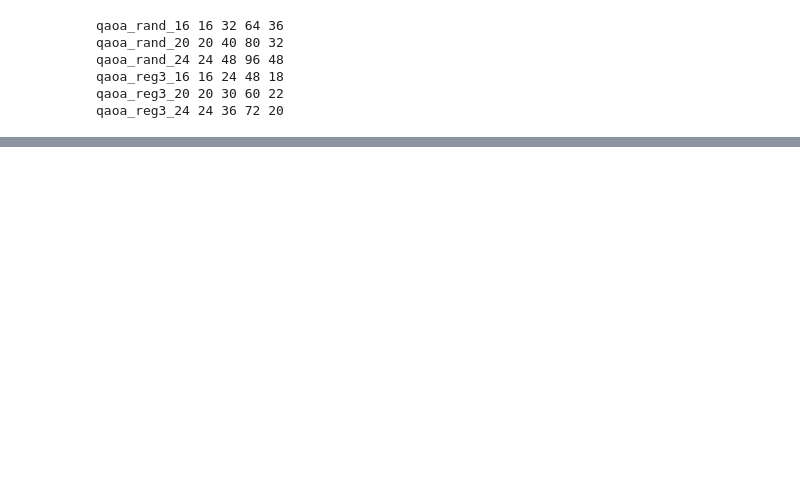
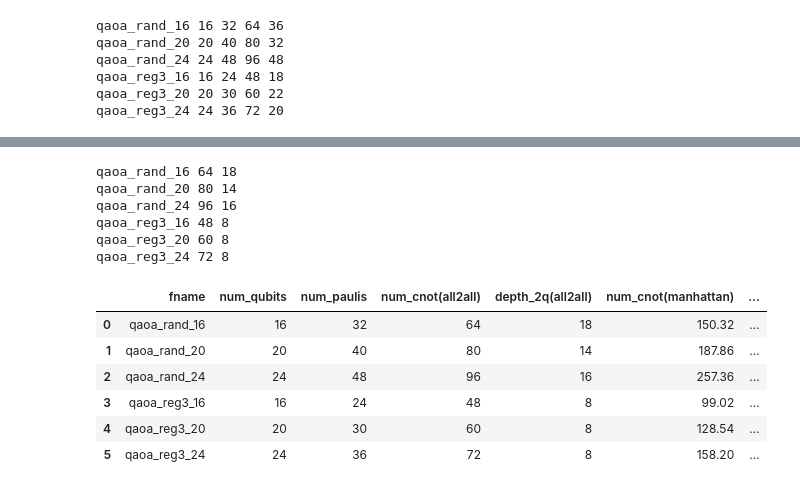
Before and after one commit to iqubit-org/phoenix, a Jupyter notebook: experiments/qaoa_analysis/analysis.ipynb, the cells around one changed output, grey strips where cells are left out. Saved outputs shown, nothing was run; the diff lists cells and outputs as text; code cells hidden in the pictures; blank space fills up the shorter version.

```diff
--- a/experiments/qaoa_analysis/analysis.ipynb
+++ b/experiments/qaoa_analysis/analysis.ipynb
@@ -133,0 +220,28 @@ qaoa_reg3_24 24 36 72 20
+# %%
+for fname in fnames:
+    json_fname = os.path.join(json_dpath, fname + '.json')
+    with open(json_fname, 'r') as f:
+        data = json.load(f)
+
+    # all2all mapping
+    circ = phoenix_pass(data['paulis'], data['coeffs'], coupling_map=All2all)
+    # result_phoenix.loc[result_phoenix['fname'] == fname, 'num_cnot(all2all)'] = circ.num_nonlocal_gates()
+    # result_phoenix.loc[result_phoenix['fname'] == fname, 'depth_2q(all2all)'] = circ.depth(lambda instr: instr.operation.num_qubits > 1)
+    print(fname, circ.num_nonlocal_gates(), circ.depth(lambda instr: instr.operation.num_qubits > 1))
+# %% [output]
+qaoa_rand_16 64 18
+qaoa_rand_20 80 14
+qaoa_rand_24 96 16
+qaoa_reg3_16 48 8
+qaoa_reg3_20 60 8
+qaoa_reg3_24 72 8
+# %%
+result_phoenix
+# %% [output]
+|  | fname | num_qubits | num_paulis | num_cnot(all2all) | depth_2q(all2all) | num_cnot(manhattan) | ... |
+| 0 | qaoa_rand_16 | 16 | 32 | 64 | 18 | 150.32 | ... |
+| 1 | qaoa_rand_20 | 20 | 40 | 80 | 14 | 187.86 | ... |
+| 2 | qaoa_rand_24 | 24 | 48 | 96 | 16 | 257.36 | ... |
+| 3 | qaoa_reg3_16 | 16 | 24 | 48 | 8 | 99.02 | ... |
+| 4 | qaoa_reg3_20 | 20 | 30 | 60 | 8 | 128.54 | ... |
+| 5 | qaoa_reg3_24 | 24 | 36 | 72 | 8 | 158.20 | ... |
```
Also changed, not shown: parts of 22 cells of this notebook, 14 other files.
